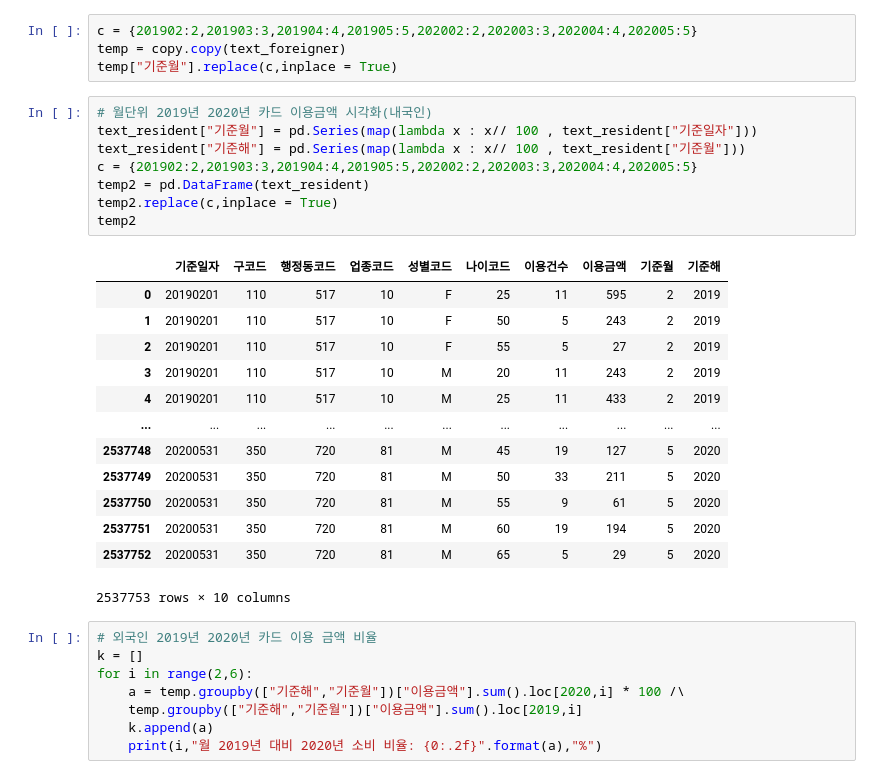
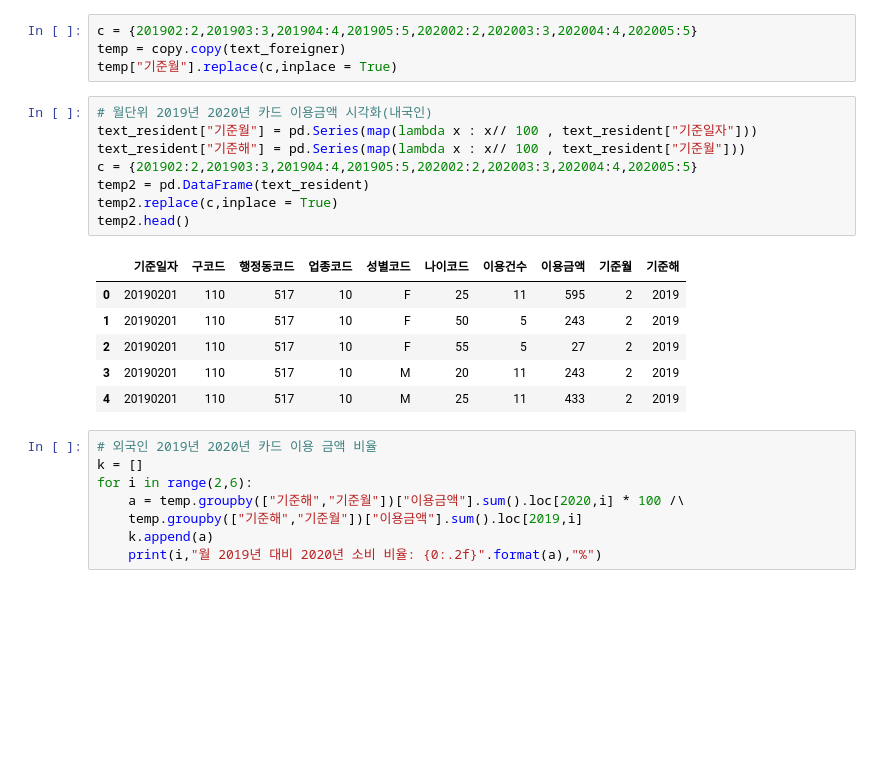
Before and after one commit to Kimdongui/Algorithm, a Jupyter notebook: 카드 데이터 파싱.ipynb, the cells around one changed output. Cells and saved outputs as stored; diff of their text form; blank space fills up the shorter version.

```diff
--- a/카드 데이터 파싱.ipynb
+++ b/카드 데이터 파싱.ipynb
@@ -159,25 +183,18 @@ temp["기준월"].replace(c,inplace = True)
 # %%
 # 월단위 2019년 2020년 카드 이용금액 시각화(내국인)
 text_resident["기준월"] = pd.Series(map(lambda x : x// 100 , text_resident["기준일자"]))
 text_resident["기준해"] = pd.Series(map(lambda x : x// 100 , text_resident["기준월"]))
 c = {201902:2,201903:3,201904:4,201905:5,202002:2,202003:3,202004:4,202005:5}
 temp2 = pd.DataFrame(text_resident)
 temp2.replace(c,inplace = True)
-temp2
+temp2.head()
 # %% [output]
 |  | 기준일자 | 구코드 | 행정동코드 | 업종코드 | 성별코드 | 나이코드 | 이용건수 | 이용금액 | 기준월 | 기준해 |
 | 0 | 20190201 | 110 | 517 | 10 | F | 25 | 11 | 595 | 2 | 2019 |
 | 1 | 20190201 | 110 | 517 | 10 | F | 50 | 5 | 243 | 2 | 2019 |
 | 2 | 20190201 | 110 | 517 | 10 | F | 55 | 5 | 27 | 2 | 2019 |
 | 3 | 20190201 | 110 | 517 | 10 | M | 20 | 11 | 243 | 2 | 2019 |
 | 4 | 20190201 | 110 | 517 | 10 | M | 25 | 11 | 433 | 2 | 2019 |
-| ... | ... | ... | ... | ... | ... | ... | ... | ... | ... | ... |
-| 2537748 | 20200531 | 350 | 720 | 81 | M | 45 | 19 | 127 | 5 | 2020 |
-| 2537749 | 20200531 | 350 | 720 | 81 | M | 50 | 33 | 211 | 5 | 2020 |
-| 2537750 | 20200531 | 350 | 720 | 81 | M | 55 | 9 | 61 | 5 | 2020 |
-| 2537751 | 20200531 | 350 | 720 | 81 | M | 60 | 19 | 194 | 5 | 2020 |
-| 2537752 | 20200531 | 350 | 720 | 81 | M | 65 | 5 | 29 | 5 | 2020 |
-2537753 rows × 10 columns
 # %%
 # 외국인 2019년 2020년 카드 이용 금액 비율
 k = []
```
Also changed, not shown: parts of 19 cells of this notebook.
